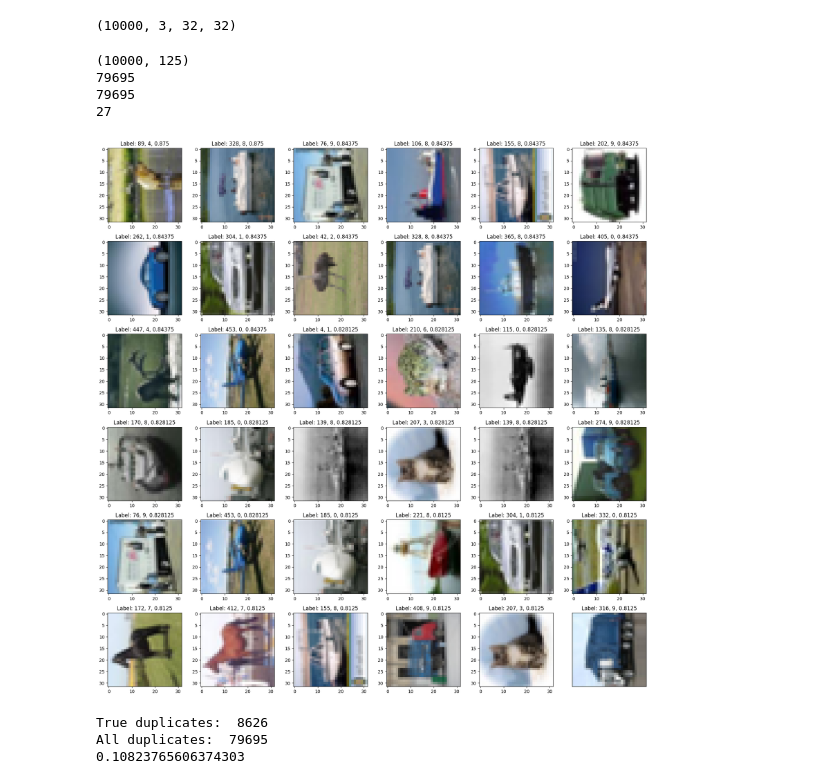
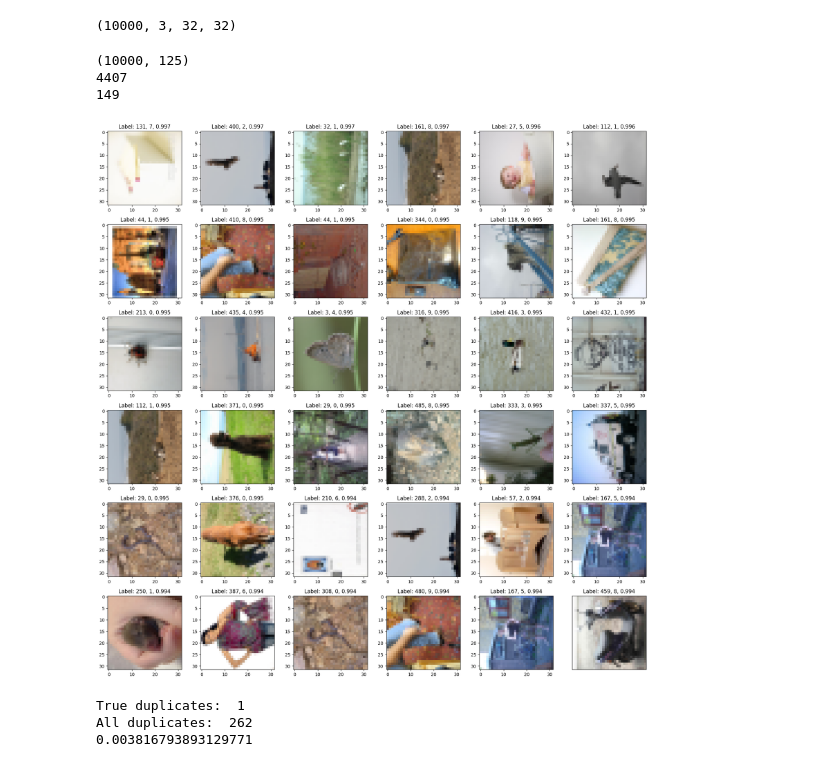
Before and after one commit to Bronomor/HashMaster, a Jupyter notebook: 6. API/Api2_Numpy-Copy1.ipynb, the cells around one changed output. Drawn from its saved outputs; the diff is of its cells as text; code cells hidden in the pictures.

```diff
--- a/6. API/Api2_Numpy-Copy1.ipynb
+++ b/6. API/Api2_Numpy-Copy1.ipynb
@@ -86,6 +86,23 @@ CIFAR_CLASS_NAMES = load_classes()
 CIFAR_IMAGES.shape
 # %% [output]
 (10000, 3072)
+# %%
+def unpickle(file):
+    with open(file, 'rb') as fo:
+        dict = cPickle.load(fo)
+    return dict
+
+def load_databatch(data_folder, idx, img_size=32):
+    data_file = os.path.join(data_folder, 'train_data_batch_')
+
+    dict_ = unpickle(data_file + str(idx))
+
+    images = dict_['data']
+    labels = dict_['labels']
+
+    return images, labels
+# %%
+IMAGENET_IMAGES, IMAGENET_LABELS = load_databatch(IMAGENET_PATH, 1)
 # %%
 def calculate_signature_np(image_file: np.array, hash_size: int) -> np.ndarray:
     pil_image = Image.fromarray(image_file).convert("L").resize(
@@ -397,65 +415,68 @@ class cuNN:
         near_duplicates.sort(key=lambda x:x[2], reverse=True)
         return near_duplicates
 # %%
-IMG = CIFAR_IMAGES[0:10000].reshape(10000,3,32,32)
-LABELS = CIFAR_LABELS
+#IMG = CIFAR_IMAGES[0:10000].reshape(10000,3,32,32)
+#LABELS = CIFAR_LABELS
+#print(IMG.shape)
+
+IMG = IMAGENET_IMAGES[0:10000].reshape(10000,3,32,32)
+LABELS = IMAGENET_LABELS
 print(IMG.shape)
 # %% [output]
 (10000, 3, 32, 32)
 # %%
 #nnLSH = cuNN(8, 64, IMG, len(IMG))
-nnLSH = cuNN(16, 1000, IMG, len(IMG))
+nnLSH = cuNN(8, 1000, IMG, len(IMG))
 signatures = nnLSH.compute_hash()
 print(signatures.shape)
 
 pairs = nnLSH.compute_candidate()
 print(len(pairs))
 
-duplicates = nnLSH.check_candidate(pairs, 0.8)
-print(len(duplicates))
+duplicates2 = nnLSH.check_candidate(pairs, 0.99)
+print(len(duplicates2))
 
-perceptualLSH = cuPerceptual(8, 8)
-perceptualLSH.compute_hash(IMG)
-duplicates2 = perceptualLSH.recheck_candidate(duplicates,0.8)
-print(len(duplicates2))
+#perceptualLSH = cuPerceptual(8, 8)
+#perceptualLSH.compute_hash(IMG)
+#duplicates2 = perceptualLSH.recheck_candidate(duplicates,0.7)
+#print(len(duplicates2))
 # %% [output]
 (10000, 125)
-79695
-79695
-27
+4407
+149
 # %%
 from matplotlib import pyplot as plt
 
 num_row = 6
 num_col = 6
 col_idx = 0
 row_idx = 0
 
 idx_start = 0;
 
 fig, axes = plt.subplots(num_row, num_col, figsize=(3*num_col,3*num_row))
 for i in range(0, num_row*num_col//2, 1):
     if col_idx >= num_col -1:
         col_idx = 0
         row_idx += 1
 
     ax = axes[row_idx, col_idx]
-    ax.imshow(IMG[duplicates2[i + idx_start ][0]].reshape(3,32,32).T)
+    ax.imshow(IMG[duplicates[i + idx_start ][0]].reshape(3,32,32).T)
     ax.set_title(f"""Label: {duplicates2[i + idx_start ][0]}, {CIFAR_LABELS[duplicates2[i + idx_start ][0]]}, {duplicates2[i + idx_start][2]}""")
 
     col_idx += 1
     ax = axes[row_idx, col_idx]
-    ax.imshow(IMG[duplicates2[i + idx_start][1]].reshape(3,32,32).T)
+    ax.imshow(IMG[duplicates[i + idx_start][1]].reshape(3,32,32).T)
     ax.set_title(f"""Label: {duplicates2[i + idx_start][1]}, {CIFAR_LABELS[duplicates2[i + idx_start][1]]}, {duplicates2[i + idx_start][2]}""")
     col_idx += 1
 
 plt.tight_layout()
 plt.xticks([])
 plt.yticks([])
 
 plt.show()
 # %% [output]
-[figure, old version]
+[figure, new version]
 # %%
 withoutLastElements = 0#577600
 sumTrueDuplicates = 0
@@ -469,9 +490,9 @@ print("All duplicates: ", len(duplicates) - withoutLastElements )
 acc = sumTrueDuplicates / ( len(duplicates) - withoutLastElements )
 print(acc)
 # %% [output]
-True duplicates:  8626
-All duplicates:  79695
-0.10823765606374303
+True duplicates:  1
+All duplicates:  262
+0.003816793893129771
 # %%
 withoutLastElements = 0#577600
 sumTrueDuplicates = 0
```
Also changed, not shown: parts of 10 cells of this notebook, 4 other files.
